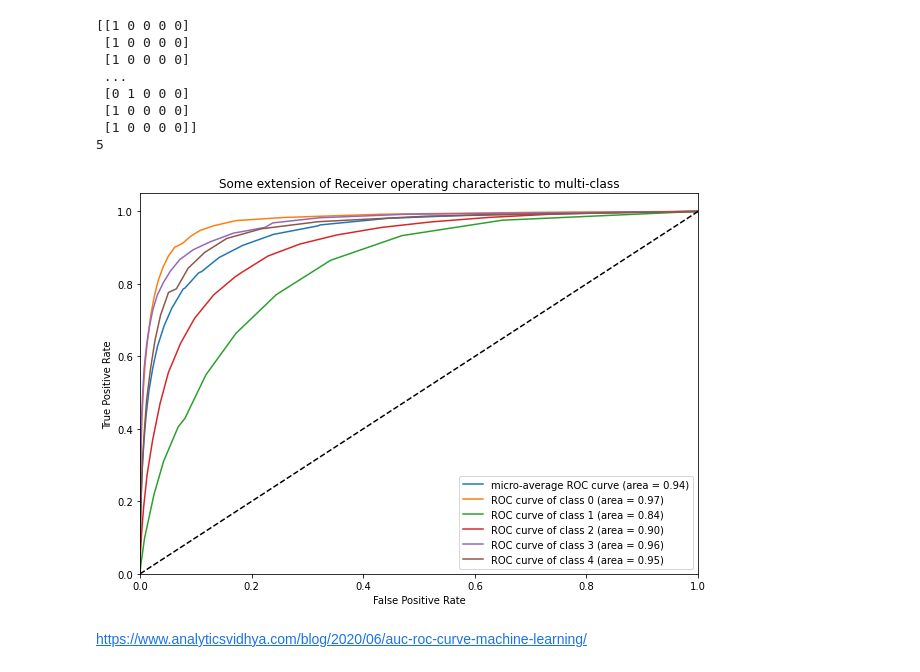
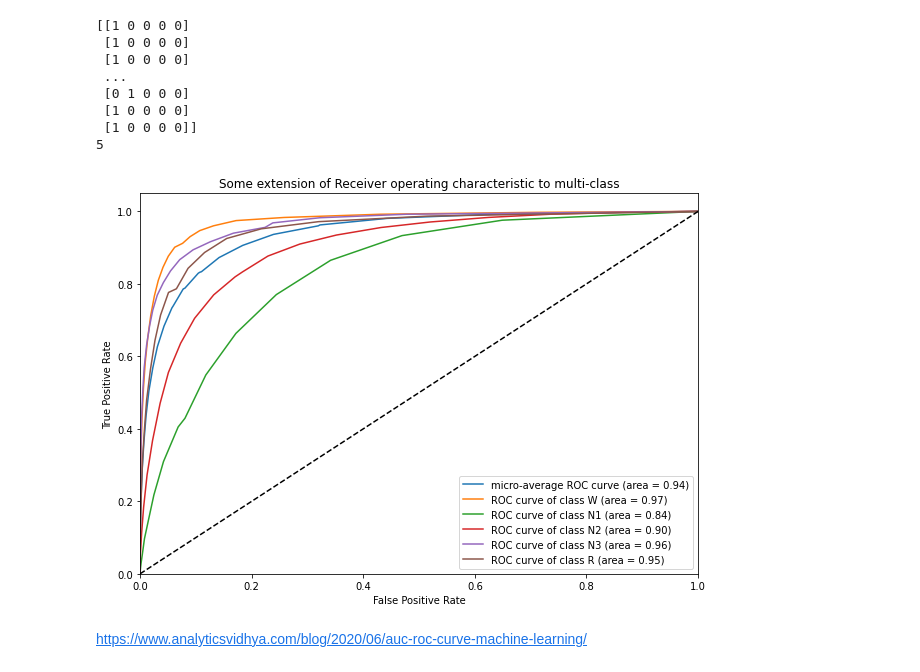
Before and after one commit to RafsanJany-44/Machine-School, a Jupyter notebook: ROC_Curve.ipynb, the cells around one changed output. Cells and saved outputs as stored; diff of their text form; code cells hidden in the pictures.

```diff
--- a/ROC_Curve.ipynb
+++ b/ROC_Curve.ipynb
@@ -24,8 +24,9 @@ X = dataset.iloc[:, 1:].values
 y = dataset.iloc[:, 0].values
 # %%
 # Binarize the output
-y = label_binarize(y, classes=["W", "N1", "N2","N3","R"])
-n_classes = y.shape[1]
+cls=["W", "N1", "N2","N3","R"]
+y = label_binarize(y, classes=cls)
+#n_classes = y.shape[1]
 # %%
 print(y)
 print(n_classes)
@@ -54,14 +55,14 @@ classifier = OneVsRestClassifier(RandomForestClassifier(n_estimators=20, random_
 y_score = classifier.fit(X_train, y_train).predict_proba(X_test)
 # %%
 
-def ROC(y_score,n_classes):
+def ROC(y_score,cls):
     import matplotlib.pyplot as plt
     from sklearn.metrics import roc_curve, auc
     # Compute ROC curve and ROC area for each class
     fpr = dict()
     tpr = dict()
     roc_auc = dict()
-    for i in range(n_classes):
+    for i in range(len(cls)):
         fpr[i], tpr[i], _ = roc_curve(y_test[:, i], y_score[:, i])
         roc_auc[i] = auc(fpr[i], tpr[i])
 
@@ -86,9 +87,9 @@ def ROC(y_score,n_classes):
     plt.plot(fpr["micro"], tpr["micro"],
             label='micro-average ROC curve (area = {0:0.2f})'
                   ''.format(roc_auc["micro"]))
-    for i in range(n_classes):
+    for i in range(len(cls)):
         plt.plot(fpr[i], tpr[i], label='ROC curve of class {0} (area = {1:0.2f})'
-                                      ''.format(i, roc_auc[i]))
+                                      ''.format(cls[i], roc_auc[i]))
 
     plt.plot([0, 1], [0, 1], 'k--')
     plt.xlim([0.0, 1.0])
@@ -100,8 +101,8 @@ def ROC(y_score,n_classes):
     plt.legend(loc="lower right")
     plt.show()
 # %%
-ROC(y_score,5)
+ROC(y_score,cls)
 # %% [output]
-[figure, old version]
+[figure, new version]
 # %% [markdown]
 https://www.analyticsvidhya.com/blog/2020/06/auc-roc-curve-machine-learning/
```
